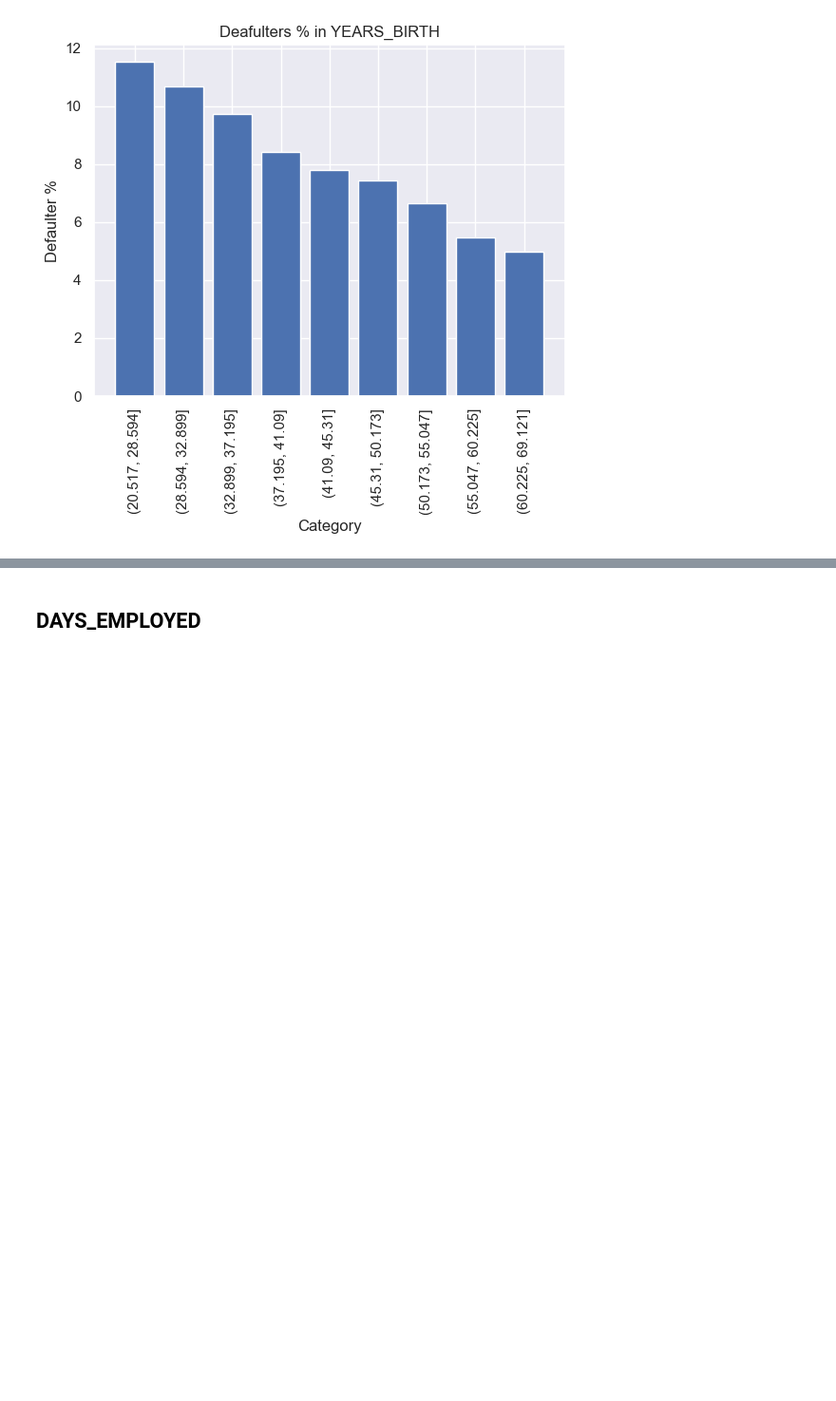
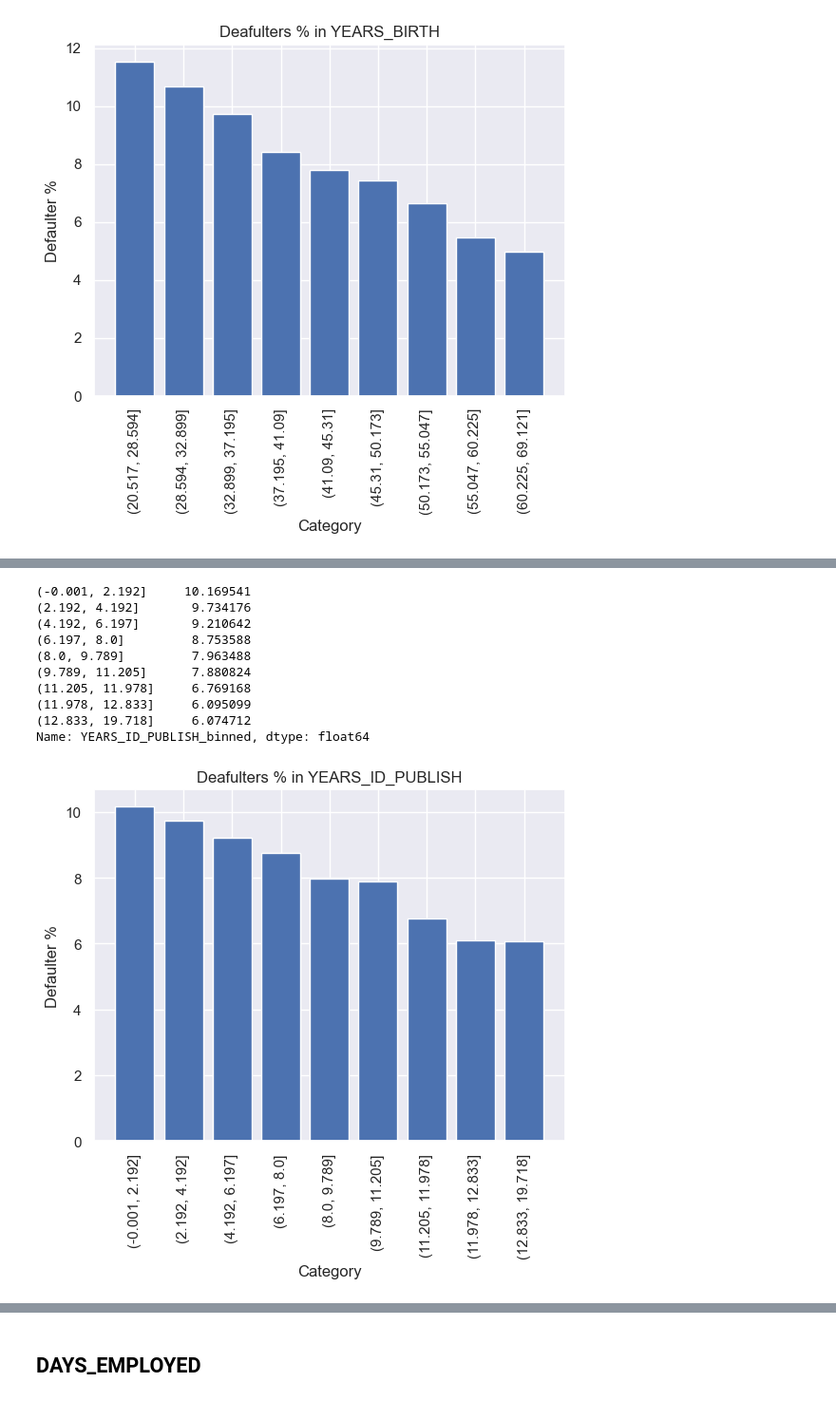
Before and after one commit to seg-fault123/bdm_project, a Jupyter notebook: cleaning.ipynb, the cells around one changed output, grey strips where cells are left out. Shown at 95% size. Drawn from its saved outputs; the diff is of its cells as text; code cells hidden in the pictures; blank space fills up the shorter version.

```diff
--- a/cleaning.ipynb
+++ b/cleaning.ipynb
@@ -209,0 +242,14 @@ Name: YEARS_BIRTH_binned, dtype: float64
+# %%
+plot_hist_default_pct('YEARS_ID_PUBLISH', numerical_frame, 9)
+# %% [output]
+(-0.001, 2.192]     10.169541
+(2.192, 4.192]       9.734176
+(4.192, 6.197]       9.210642
+(6.197, 8.0]         8.753588
+(8.0, 9.789]         7.963488
+(9.789, 11.205]      7.880824
+(11.205, 11.978]     6.769168
+(11.978, 12.833]     6.095099
+(12.833, 19.718]     6.074712
+Name: YEARS_ID_PUBLISH_binned, dtype: float64
+[figure, added]
```
Also changed, not shown: parts of 25 cells of this notebook.
